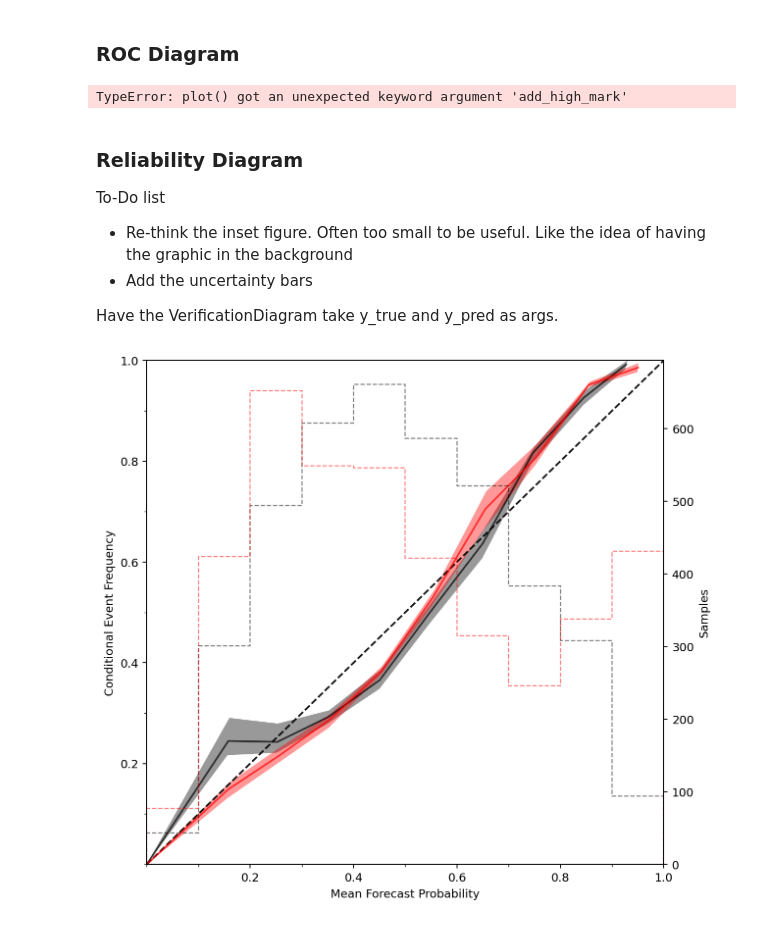
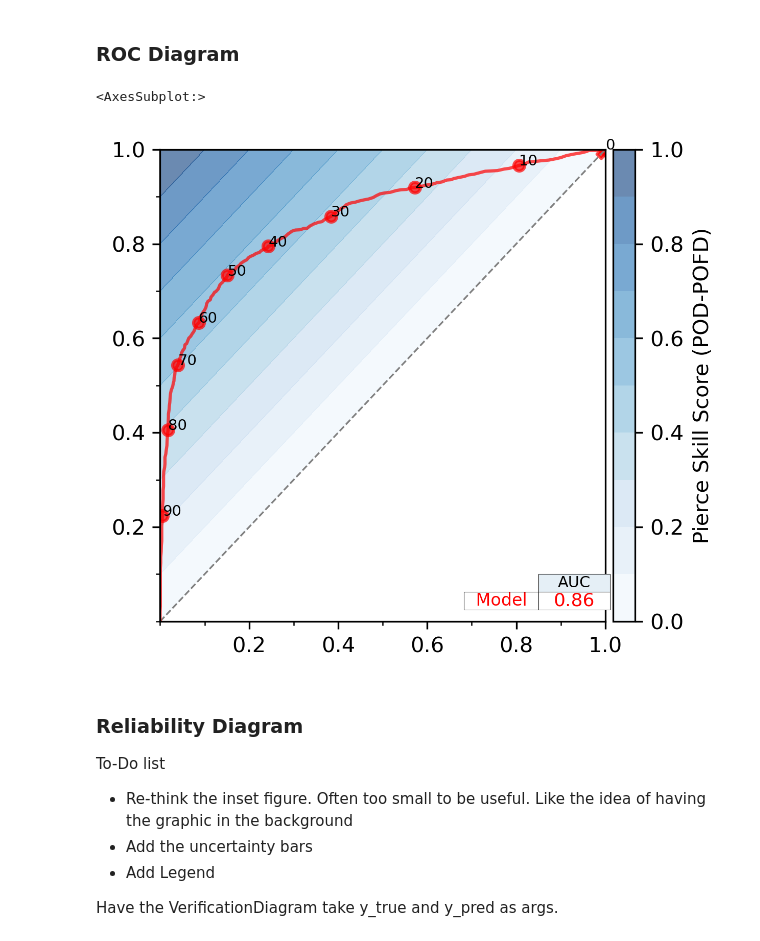
Before and after one commit to monte-flora/verification_diagrams, a Jupyter notebook: notebooks/tutorial.ipynb, the cells around one changed output. Cells and saved outputs as stored; diff of their text form; code cells hidden in the pictures.

```diff
--- a/notebooks/tutorial.ipynb
+++ b/notebooks/tutorial.ipynb
@@ -56,38 +83,19 @@ fig.tight_layout()
 # %%
 vd = VerificationDiagram()
 xx, yy, scores = sklearn_curve_bootstrap(y_test, y_pred, metric='roc',
                                          n_boot=30, groups=None, scorers=None,
                             random_seed=42)
-vd.plot('roc', xx, yy)
+
+vd.plot('roc', xx, yy, scores=scores, add_dots=True, add_max_marker=True)
 # %% [output]
-TypeError: plot() got an unexpected keyword argument 'add_high_mark'
+<AxesSubplot:>
+[figure, added]
 # %% [markdown]
 ### Reliability Diagram
 
 To-Do list
 * Re-think the inset figure. Often too small to be useful. Like the idea of having the graphic in the background
 * Add the uncertainty bars
+* Add Legend
 
 Have the VerificationDiagram take y_true and y_pred as args.
-# %%
-import numpy as np
-vd = VerificationDiagram()
-f, ax = plt.subplots(dpi=170, figsize=(8,8))
-colors =['k', 'r', 'b']
-# Add histogram
-right_ax = ax.twinx()
-
-models = [LogisticRegression(), RandomForestClassifier(), ]
-for c, model in zip(colors, models):
-    clf = model.fit(X_train, y_train)
-    y_pred = clf.predict_proba(X_test)[:,1]
-    xx, yy, scores = sklearn_curve_bootstrap(y_test, y_pred, metric='reliability',
-                                         n_boot=5, groups=None, scorers=None,
-                            random_seed=42)
-
-    ax = vd.plot('reliability', xx, yy, line_colors=[c], ax=ax)
-
-    right_ax.hist(y_pred, bins=np.arange(0,1.1,0.1),alpha=0.5, histtype='step', ls='dashed', color=c)
-    right_ax.set_ylabel('Samples')
-# %% [output]
-[figure, removed]
```
Also changed, not shown: parts of 15 cells of this notebook, 3 other files.
